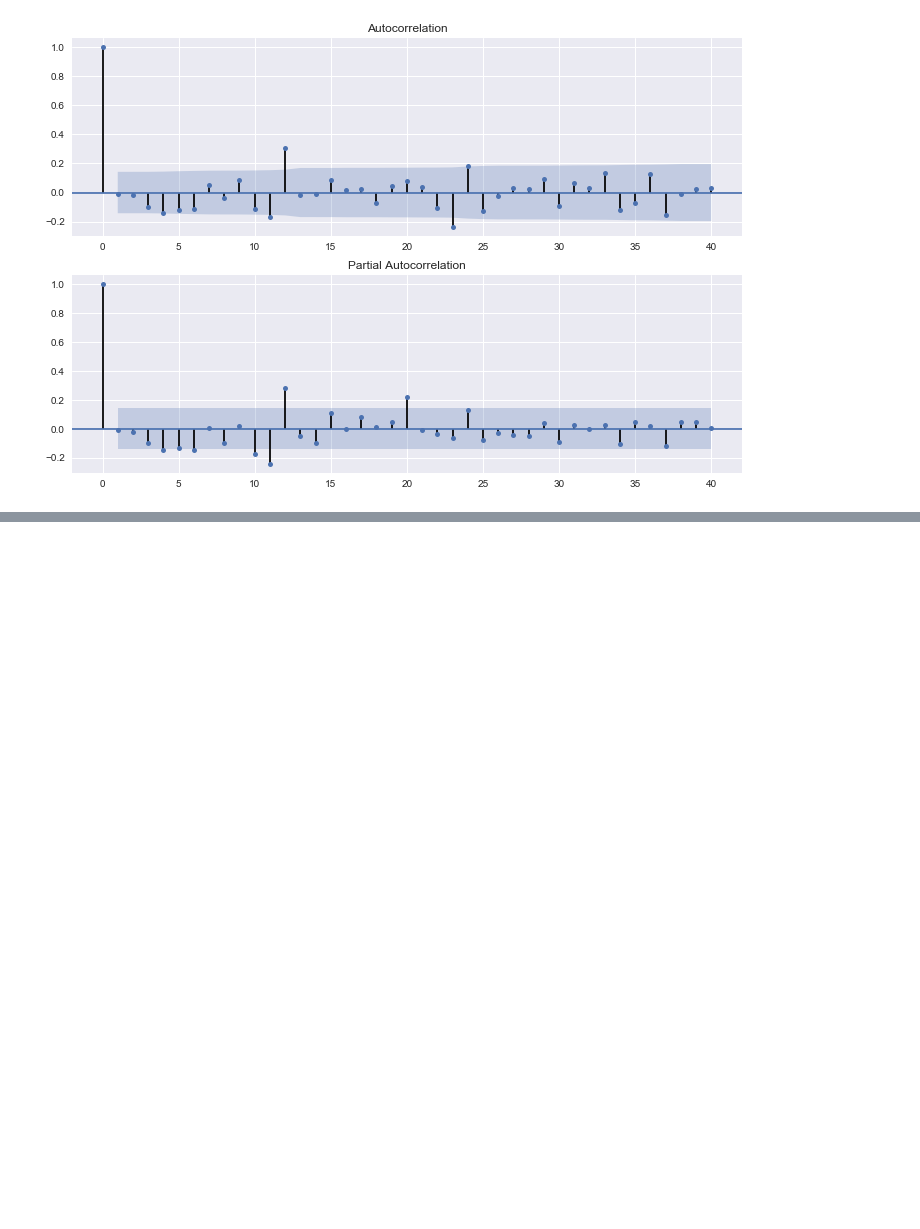
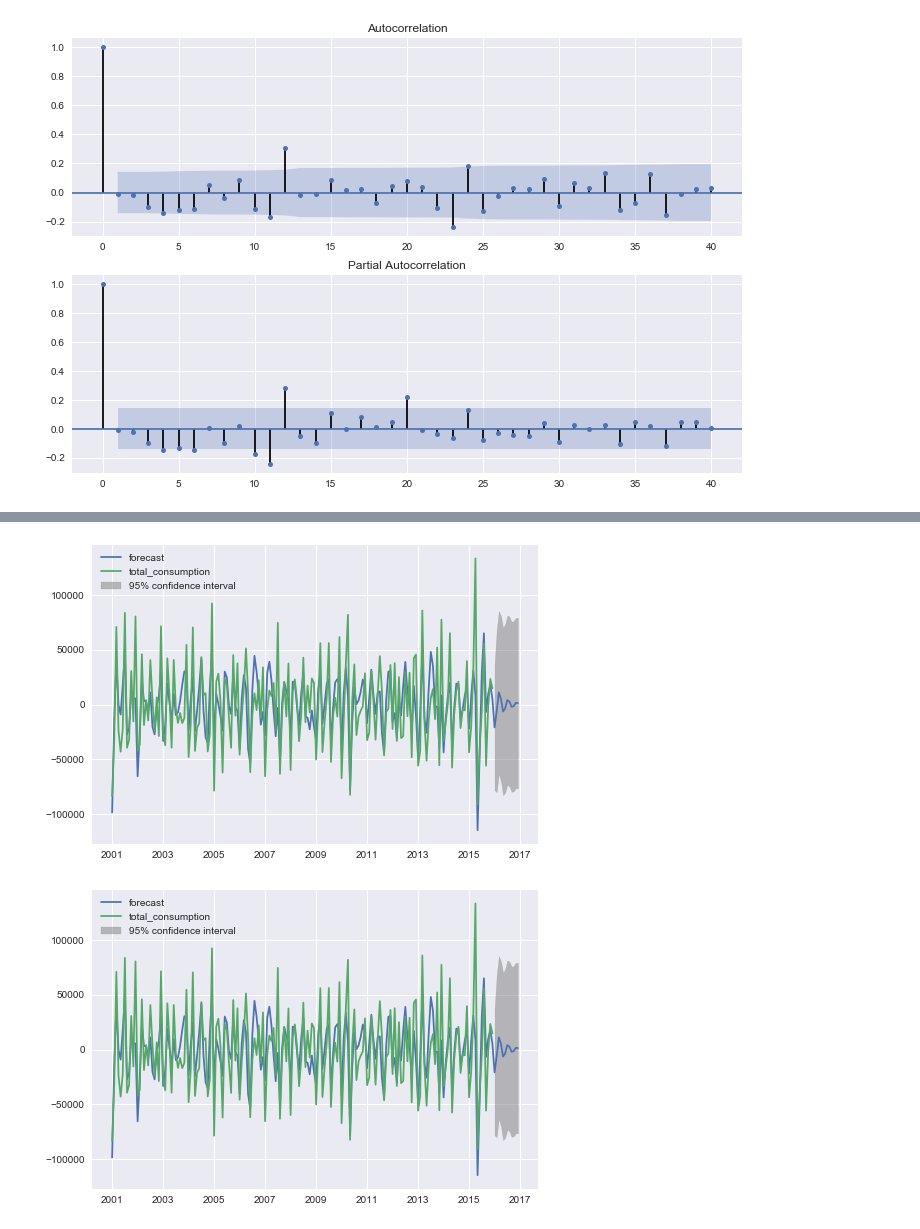
Before and after one commit to taishiroyamada/graduation_thesis_dayo, a Jupyter notebook: sotsuron_data7.ipynb, the cells around one changed output, grey strips where cells are left out. Drawn from its saved outputs; the diff is of its cells as text; code cells hidden in the pictures; blank space fills up the shorter version.

```diff
--- a/sotsuron_data7.ipynb
+++ b/sotsuron_data7.ipynb
@@ -427,0 +452,6 @@ AttributeError: 'ARIMAResults' object has no attribute 'score'
+# %%
+#ARIMAの予測
+results.plot_predict('2001-01-01','2016-12-01')
+# %% [output]
+[figure, added]
+[figure, added]
```
Also changed, not shown: parts of 18 cells of this notebook.
